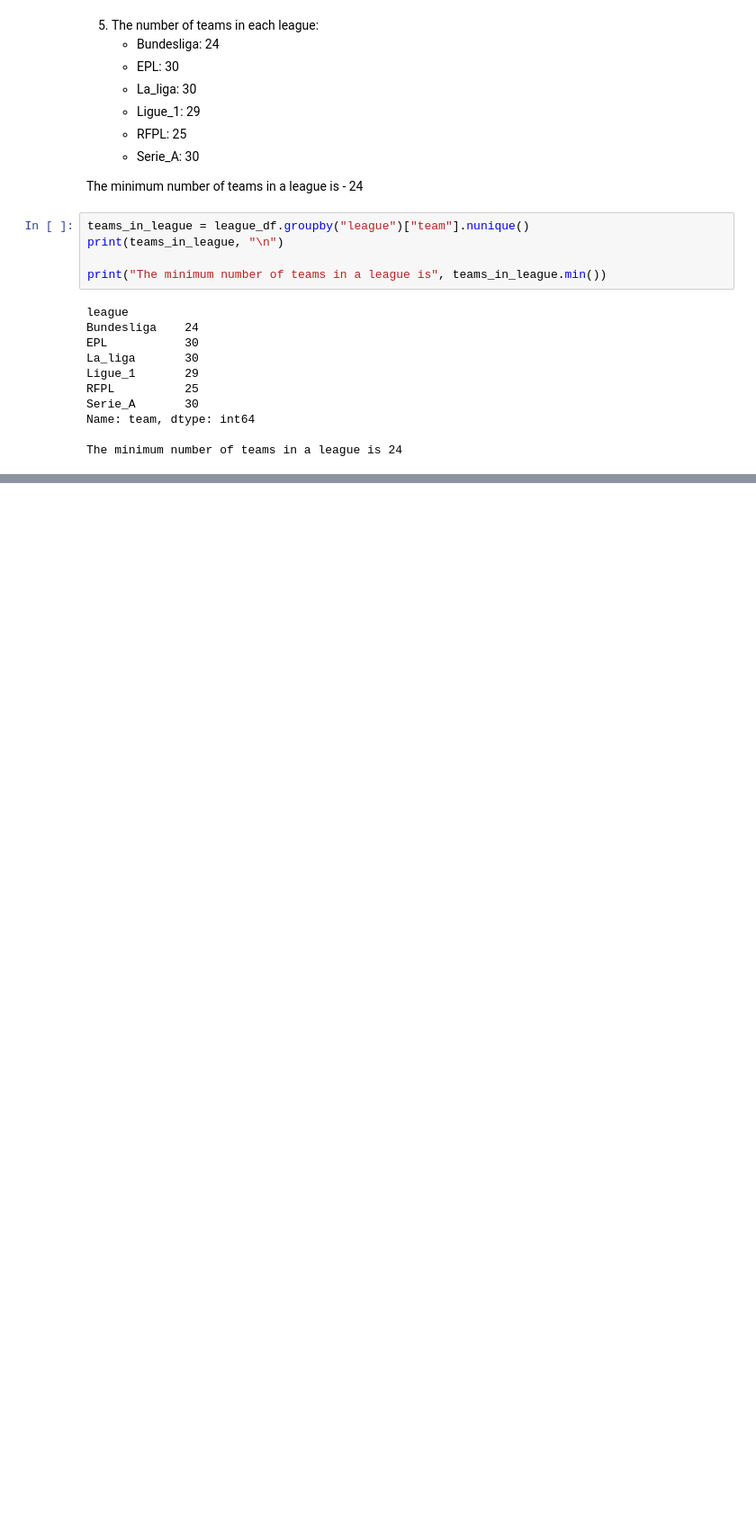
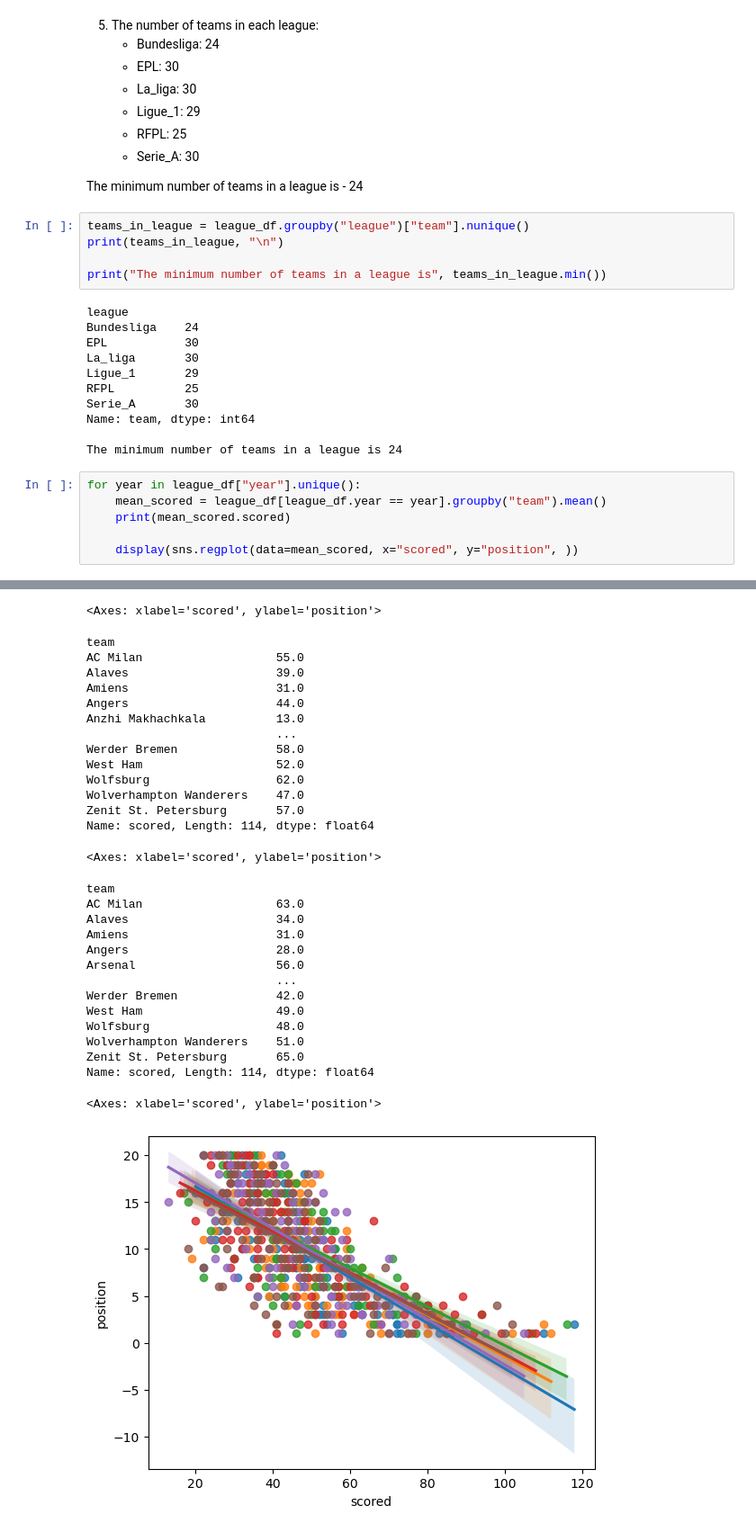
Before and after one commit to Ronco1998/HW1_Introduction-Data-Analysis, a Jupyter notebook: 345935878_206134967_HW1.ipynb, the cells around one changed output, grey strips where cells are left out. Shown: that part at 90% size. Cells and saved outputs as stored; diff of their text form; blank space fills up the shorter version.

```diff
--- a/345935878_206134967_HW1.ipynb
+++ b/345935878_206134967_HW1.ipynb
@@ -124,3 +111,10 @@ Serie_A       30
 Name: team, dtype: int64
 
 The minimum number of teams in a league is 24
+# %%
+for year in league_df["year"].unique():
+    mean_scored = league_df[league_df.year == year].groupby("team").mean()
+    print(mean_scored.scored)
+
+    display(sns.regplot(data=mean_scored, x="scored", y="position", ))
+# %% [output]
@@ -126,0 +176,30 @@ The minimum number of teams in a league is 24
+<Axes: xlabel='scored', ylabel='position'>
+team
+AC Milan                   55.0
+Alaves                     39.0
+Amiens                     31.0
+Angers                     44.0
+Anzhi Makhachkala          13.0
+                           ...
+Werder Bremen              58.0
+West Ham                   52.0
+Wolfsburg                  62.0
+Wolverhampton Wanderers    47.0
+Zenit St. Petersburg       57.0
+Name: scored, Length: 114, dtype: float64
+<Axes: xlabel='scored', ylabel='position'>
+team
+AC Milan                   63.0
+Alaves                     34.0
+Amiens                     31.0
+Angers                     28.0
+Arsenal                    56.0
+                           ...
+Werder Bremen              42.0
+West Ham                   49.0
+Wolfsburg                  48.0
+Wolverhampton Wanderers    51.0
+Zenit St. Petersburg       65.0
+Name: scored, Length: 114, dtype: float64
+<Axes: xlabel='scored', ylabel='position'>
+[figure, added]
```
Also changed, not shown: parts of 7 cells of this notebook.
